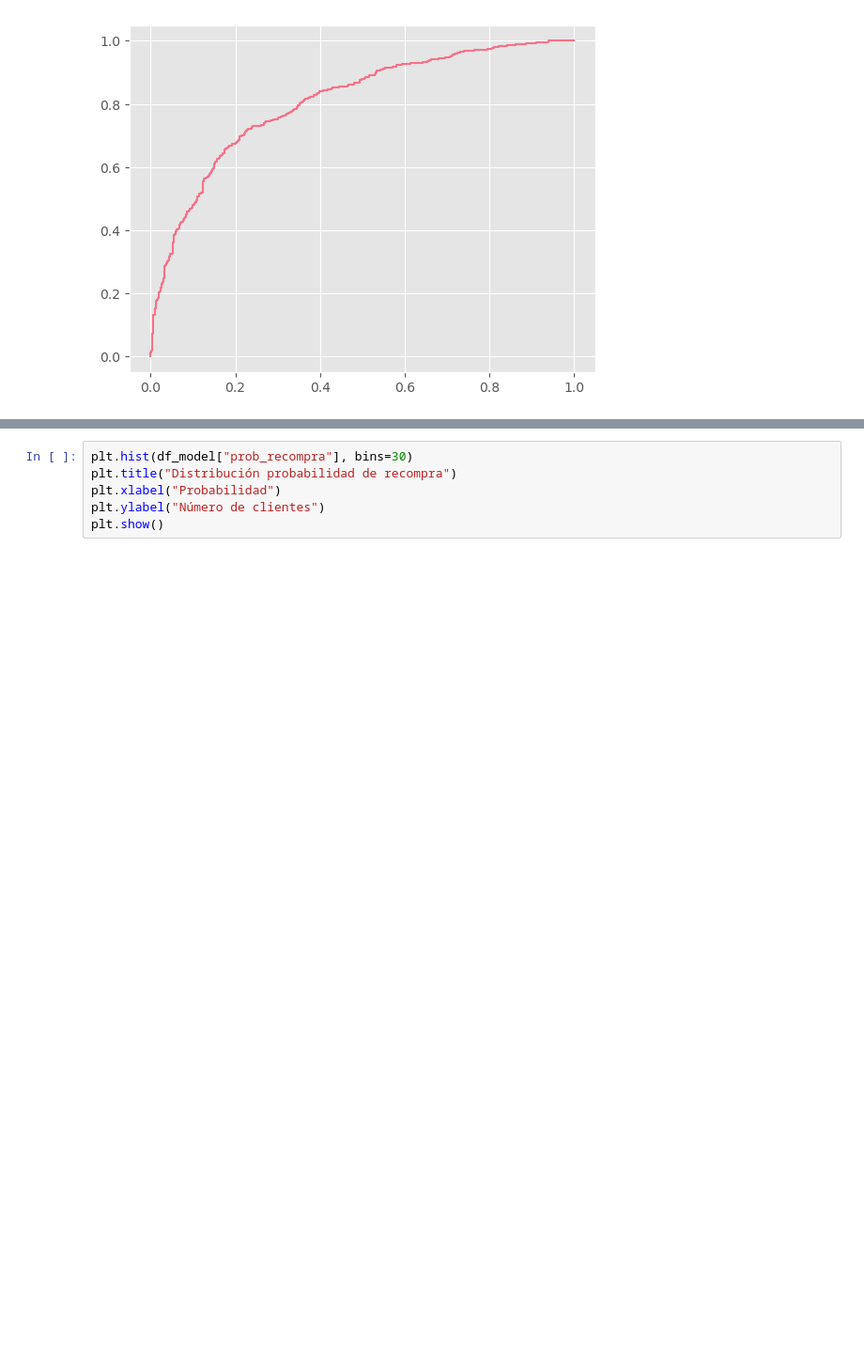
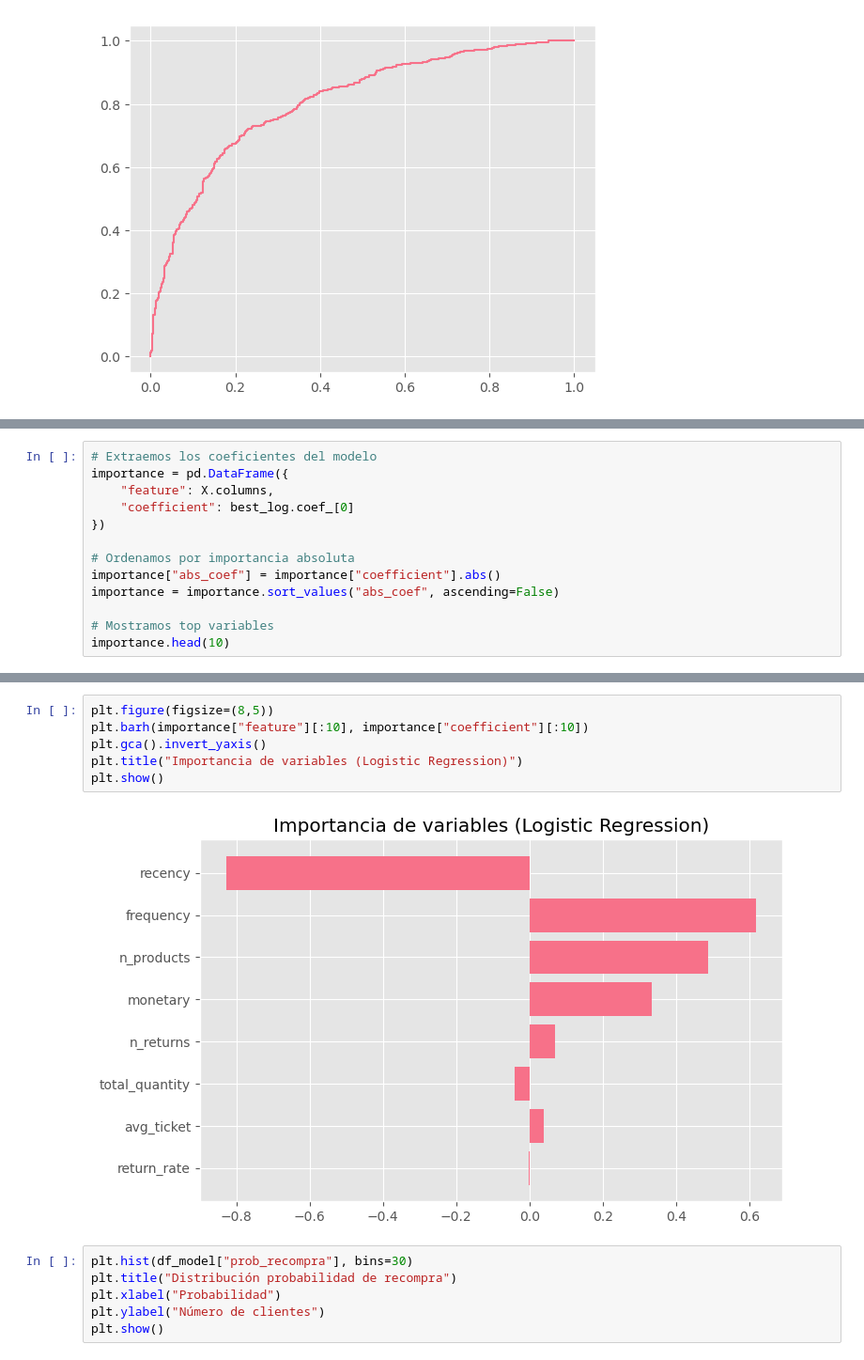
Before and after one commit to OscarFdz24/Proyecto_ML_Clientes_Oscar_Fernandez, a Jupyter notebook: model.ipynb, the cells around one changed output, grey strips where cells are left out. Shown at 94% size. Drawn from its saved outputs; the diff is of its cells as text; blank space fills up the shorter version.

Commit message:
Notebook del modelo completado y documentado

```diff
--- a/model.ipynb
+++ b/model.ipynb
@@ -723,3 +838,16 @@ import matplotlib.pyplot as plt
 
 plot_importance(model)
 plt.show()
+# %%
+# Extraemos los coeficientes del modelo
+importance = pd.DataFrame({
+    "feature": X.columns,
+    "coefficient": best_log.coef_[0]
+})
+
+# Ordenamos por importancia absoluta
+importance["abs_coef"] = importance["coefficient"].abs()
+importance = importance.sort_values("abs_coef", ascending=False)
+
+# Mostramos top variables
+importance.head(10)
@@ -726,3 +864,11 @@ plt.show()
+# %%
+plt.figure(figsize=(8,5))
+plt.barh(importance["feature"][:10], importance["coefficient"][:10])
+plt.gca().invert_yaxis()
+plt.title("Importancia de variables (Logistic Regression)")
+plt.show()
+# %% [output]
+[figure, added]
 # %%
 plt.hist(df_model["prob_recompra"], bins=30)
 plt.title("Distribución probabilidad de recompra")
```
Also changed, not shown: parts of 34 cells of this notebook.
